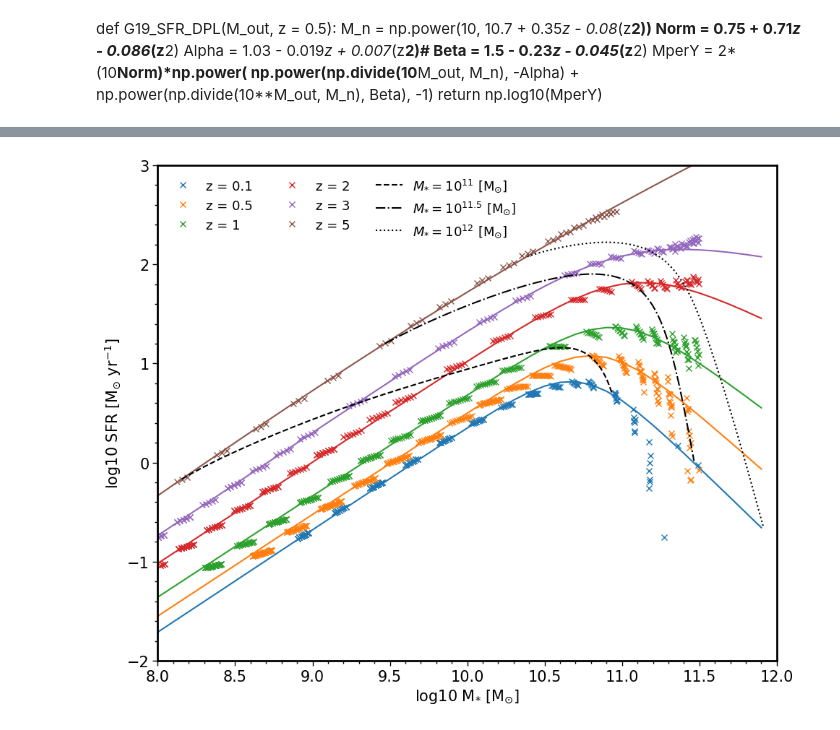
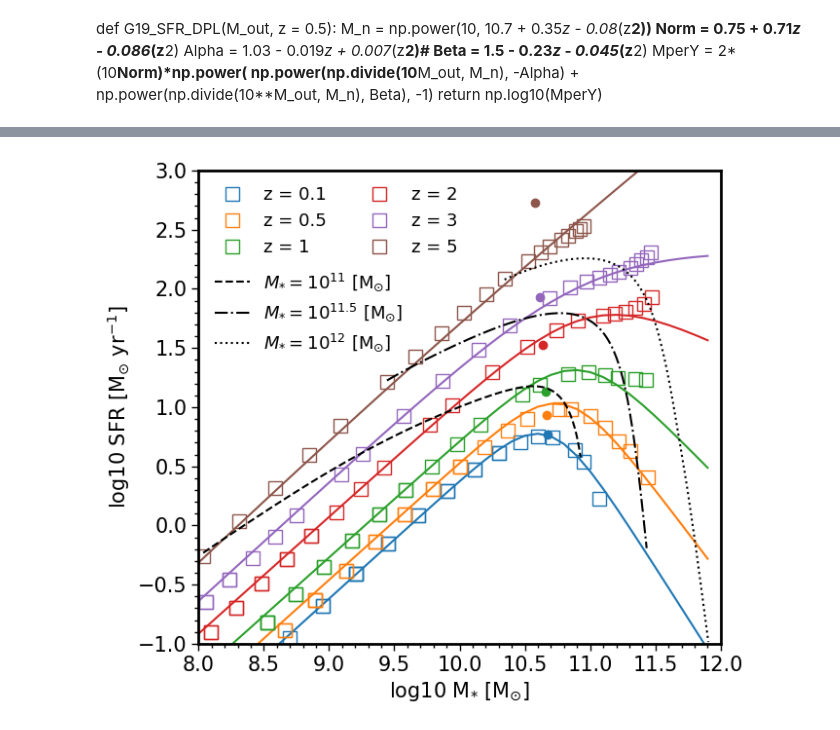
Before and after one commit to PipGrylls/STEEL, a Jupyter notebook: Notebooks/Science/HMT_Continuity.ipynb, the cells around one changed output, grey strips where cells are left out. Saved outputs shown, nothing was run; the diff lists cells and outputs as text; code cells hidden in the pictures.

Commit message:
mcmc work, new fits, plot changes

```diff
--- a/Notebooks/Science/HMT_Continuity.ipynb
+++ b/Notebooks/Science/HMT_Continuity.ipynb
@@ -34,6 +34,9 @@ The text.latex.unicode rcparam was deprecated in Matplotlib 2.2 and will be remo
   "2.2", name=key, obj_type="rcparam", addendum=addendum)
 # %%
 Data = np.load(STEEL_Path+"/Scripts/CentralPostprocessing/HaloMassTrackCE.npy")
+Data_M = np.load(STEEL_Path+"/Scripts/CentralPostprocessing/HaloMassTrackCE_M.npy")
+Data_SFR = np.load(STEEL_Path+"/Scripts/CentralPostprocessing/HaloMassTrackCE_SFR.npy")
+Data_z = np.load(STEEL_Path+"/Scripts/CentralPostprocessing/HaloMassTrackCE_Z.npy")
 
 GalaxyMassTrack10 = np.load(STEEL_Path+"/Scripts/CentralPostprocessing/GalaxyTracks9.9.npy")
 Mask = np.ma.masked_inside(GalaxyMassTrack10[0], 0, 5).mask
@@ -54,6 +57,11 @@ GalaxyMassTrack12 = np.load(STEEL_Path+"/Scripts/CentralPostprocessing/GalaxyTra
 Mask = np.ma.masked_inside(GalaxyMassTrack12[0], 0, 5).mask
 GalaxyMass12 = np.log10(GalaxyMassTrack12[1][Mask])
 Galaxy12SFR = np.log10(GalaxyMassTrack12[2] + GalaxyMassTrack12[3])[Mask]
+# %%
+#Fetching the Leja Prospector SFR
+Lpt5=np.loadtxt(STEEL_Path+"/Data/Observational/Leja_SFR/z0.5.dat", skiprows = 1)
+L1=np.loadtxt(STEEL_Path+"/Data/Observational/Leja_SFR/z1.dat", skiprows = 1)
+L2=np.loadtxt(STEEL_Path+"/Data/Observational/Leja_SFR/z2.dat", skiprows = 1)
 # %% [markdown]
 def G19_SFR_DPL(M_out, z = 0.5):
     M_n = np.power(10, 10.7 + 0.35*z - 0.08*(z**2))
@@ -72,9 +80,9 @@ def G19_SFR_DPL(M_out, z = 0.5):
     return np.log10(MperY)
 # %%
 def G19_SFR_DPL(M_out, z = 0.5):
-    M_n = np.power(10, 10.7 + 0.34*z - 0.079*(z**2))
-    Norm = 0.74 + 0.71*z - 0.087*(z**2)
-    Alpha = 1.035 - 0.022*z + 0.0077*(z**2)#
-    Beta = 1.55 - 0.35*z - 0.02*(z**2)
+    M_n = np.power(10, 10.65 + 0.34*z - 0.079*(z**2))
+    Norm = 0.69 + 0.71*z - 0.087*(z**2)
+    Alpha = 1.0 - 0.022*z + 0.008*(z**2)
+    Beta = 1.8 - 0.7*z + 0.035*(z**2)
     MperY = 2*(10**Norm)*np.power( np.power(np.divide(10**M_out, M_n), -Alpha) + np.power(np.divide(10**M_out, M_n), Beta), -1)
     return np.log10(MperY)
@@ -97,29 +202,95 @@ def T16(SM, z):
 # %%
 colours = ["C0", "C1", "C2", "C3", "C4", "C5", "C6", "C7", "C8", "C9", "k"]
 colourcycler = cycle(colours)
 M = np.arange(7, 12, 0.1)
-plt.figure(figsize = [10,8])
-for Redshift in [0.1,0.5, 1, 2, 3,5]:#[0.1,0.75, 1.25, 1.75, 2.25]:#
+plt.figure(figsize = [7,6])
+
+"""
+for Redshift in [0.5, 1, 2.0]:#[0.1,0.5, 1, 2, 3,5]:#[0.1,0.75, 1.25, 1.75, 2.25]:#
     colour = next(colourcycler)
     Mask0 = np.ma.masked_inside(np.log10(Data[0]), 8, 11.5).mask
     Mask1 = np.ma.masked_inside(Data[2], Redshift-0.1, Redshift+0.1).mask
     Mask = Mask0 * Mask1
-    plt.plot(np.log10(Data[0][Mask]), np.log10(Data[1][Mask]), "x", label = "z = {}".format(Redshift), color = colour)
+    plt.plot(np.log10(Data[0][Mask]), np.log10(Data[1][Mask]), "s", label = "z = {}".format(Redshift), color = colour, mfc = None, fillstyle = "none")
     plt.plot(M, G19_SFR_DPL(M, Redshift), "-", color = colour)
     #plt.plot(M, S15(M, Redshift), "--", color = colour)
     #plt.plot(M, T16(M, Redshift), "-.", color = colour)
-plt.plot(GalaxyMass11, Galaxy11SFR, "--", color = "k", label = r"$M_{*} = 10^{11}$ [M$_{\odot}$]")
-plt.plot(GalaxyMass11p5, Galaxy11p5SFR, "-.", color = "k", label = r"$M_{*} = 10^{11.5}$ [M$_{\odot}$]")
-plt.plot(GalaxyMass12, Galaxy12SFR, ":", color = "k", label = r"$M_{*} = 10^{12}$ [M$_{\odot}$]")
+#plt.plot(GalaxyMass11, Galaxy11SFR, "--", color = "k", label = r"$M_{*} = 10^{11}$ [M$_{\odot}$]")
+#plt.plot(GalaxyMass11p5, Galaxy11p5SFR, "-.", color = "k", label = r"$M_{*} = 10^{11.5}$ [M$_{\odot}$]")
+#plt.plot(GalaxyMass12, Galaxy12SFR, ":", color = "k", label = r"$M_{*} = 10^{12}$ [M$_{\odot}$]")
+"""
+Leg1 = []
+Leg2 = []
+for Redshift in [0.1,0.5, 1, 2, 3,5]:#[0.1,0.75, 1.25, 1.75, 2.25]:#
+    colour = next(colourcycler)
+    """z = Redshift
+    M_n = 10.65 - 0.1*z #- 0.05*(z**2)
+    Norm = 0.69 + 0.5*z - 0.05*(z**2)"""
+    z_fac = (Redshift-0.1/1+Redshift)
+    M_n = 10.675 - 0.01*z_fac
+    Norm = 0.75 + 0.2*z_fac
+    plt.plot(M_n, Norm, "o", color = colour)
+    Mask1 = np.ma.masked_inside(Data_z[0], Redshift-0.1, Redshift+0.1).mask
+    Mean_M = np.log10(np.mean(Data_M[:,Mask1], axis = 1))
+    Mean_SFR = np.log10(np.mean(Data_SFR[:,Mask1], axis = 1))
+
+    Mask0 = np.ma.masked_inside(Mean_M, 8, 11.5).mask
+    Leg1.append(\
+                plt.plot(Mean_M[Mask0], Mean_SFR[Mask0],\
+                "s", label = "z = {}".format(Redshift), color = colour, mfc = None, fillstyle = "none", markersize=10)[0]\
+               )
+    plt.plot(M, G19_SFR_DPL(M, Redshift), "-", color = colour)
+
+
+Leg2.append(plt.plot(GalaxyMass11, Galaxy11SFR, "--", color = "k", label = r"$M_{*} = 10^{11}$ [M$_{\odot}$]")[0])
+Leg2.append(plt.plot(GalaxyMass11p5, Galaxy11p5SFR, "-.", color = "k", label = r"$M_{*} = 10^{11.5}$ [M$_{\odot}$]")[0])
+Leg2.append(plt.plot(GalaxyMass12, Galaxy12SFR, ":", color = "k", label = r"$M_{*} = 10^{12}$ [M$_{\odot}$]")[0])
+
 
 plt.ylabel("log10 SFR [M$_{\odot}$ yr$^{-1}$]")
 plt.xlabel("log10 M$_{*}$ [M$_{\odot}$]")
 plt.xlim(8, 12)
-plt.ylim(-2, 3)
+plt.ylim(-1, 3)
 plt.tight_layout()
-plt.legend(frameon = False, ncol = 3, loc = 2, fontsize = 13)
+
+
+first_legend = plt.legend(handles=Leg2, loc=6, frameon = False, ncol = 1, fontsize = 13, bbox_to_anchor = (0,0.7))
+ax = plt.gca().add_artist(first_legend)
+plt.legend(handles = Leg1, frameon = False, ncol = 2, loc = 2, fontsize = 13)
 plt.savefig(STEEL_Path+"/Figures/Paper2/HMC_DPL.png")
 plt.savefig(STEEL_Path+"/Figures/Paper2/HMC_DPL.pdf")
 plt.show()
+
+colours = ["C0", "C1", "C2", "C3", "C4", "C5", "C6", "C7", "C8", "C9", "k"]
+colourcycler = cycle(colours)
+plt.figure(figsize = [7,6])
+for Redshift in [0.5, 1, 2.0]:
+    colour = next(colourcycler)
+
+    Mask1 = np.ma.masked_inside(Data_z[0], Redshift-0.1, Redshift+0.1).mask
+    Mean_M = np.log10(np.mean(Data_M[:,Mask1], axis = 1))
+    Mean_SFR = np.log10(np.mean(Data_SFR[:,Mask1], axis = 1))
+
+    Mask0 = np.ma.masked_inside(Mean_M, 8, 11.5).mask
+    plt.plot(Mean_M[Mask0], Mean_SFR[Mask0], "s", label = "z = {}".format(Redshift), color = colour, mfc = None, fillstyle = "none", markersize=10)
+    plt.plot(M, G19_SFR_DPL(M, Redshift), "-", color = colour)
+#plt.plot(GalaxyMass11, Galaxy11SFR, "--", color = "k", label = r"$M_{*} = 10^{11}$ [M$_{\odot}$]")
+#plt.plot(GalaxyMass11p5, Galaxy11p5SFR, "-.", color = "k", label = r"$M_{*} = 10^{11.5}$ [M$_{\odot}$]")
+#plt.plot(GalaxyMass12, Galaxy12SFR, ":", color = "k", label = r"$M_{*} = 10^{12}$ [M$_{\odot}$]")
+
+#Leja
+plt.plot(Lpt5[:,0], np.log10(Lpt5[:,1]), "o",label = "Leja")
+plt.plot(L1[:,0], np.log10(L1[:,1]), "o",label = "Leja")
+plt.plot(L2[:,0], np.log10(L2[:,1]), "o",label = "Leja")
+
+plt.ylabel("log10 SFR [M$_{\odot}$ yr$^{-1}$]")
+plt.xlabel("log10 M$_{*}$ [M$_{\odot}$]")
+plt.xlim(9, 12)
+plt.ylim(-1, 2)
+plt.tight_layout()
+plt.legend(frameon = False, ncol = 2, loc = 2, fontsize = 13)
+plt.savefig(STEEL_Path+"/Figures/Paper2/HMC_DPL_wLeja.png")
+plt.savefig(STEEL_Path+"/Figures/Paper2/HMC_DPL_wLeja.pdf")
+plt.show()
 # %% [output]
-[figure, old version]
+[figure, new version]
```
Also changed, not shown: parts of 11 cells of this notebook, 9 other files.
